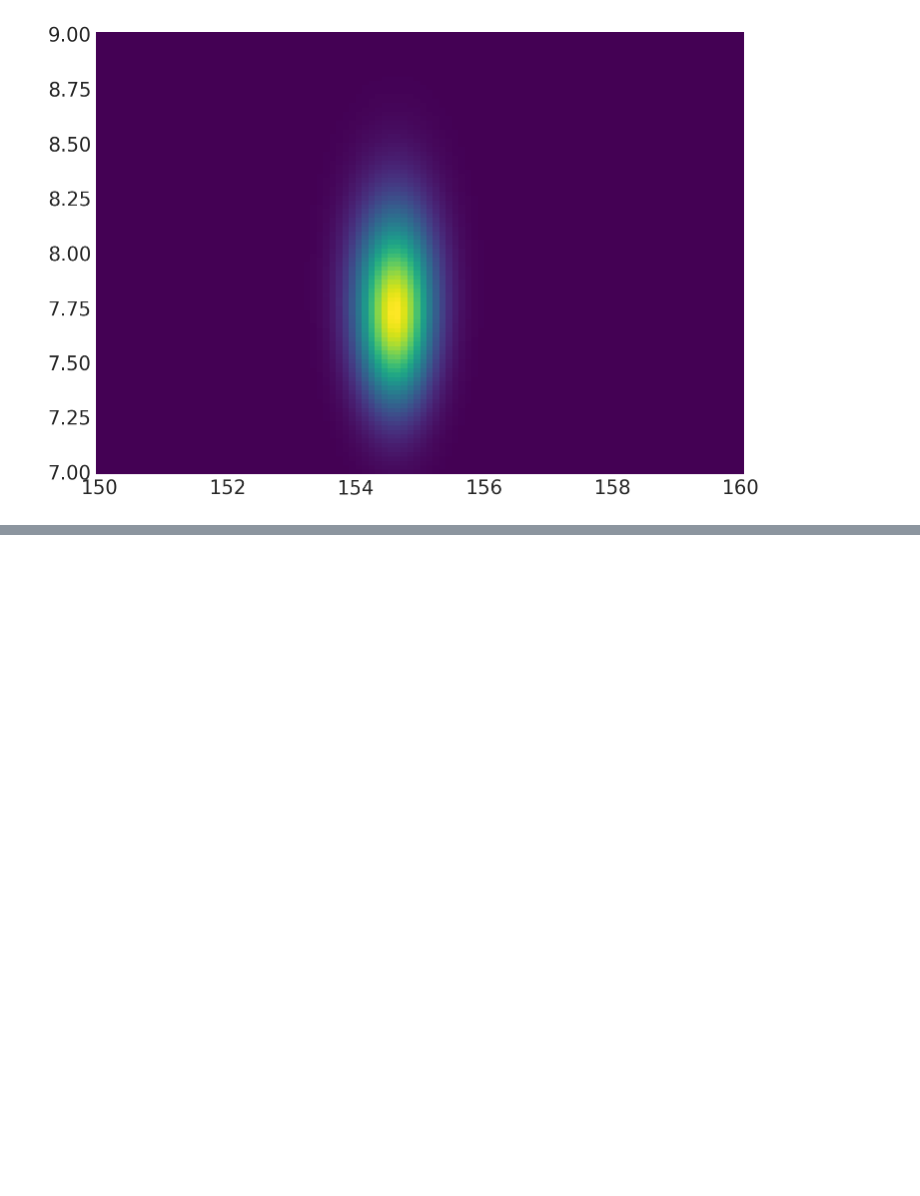
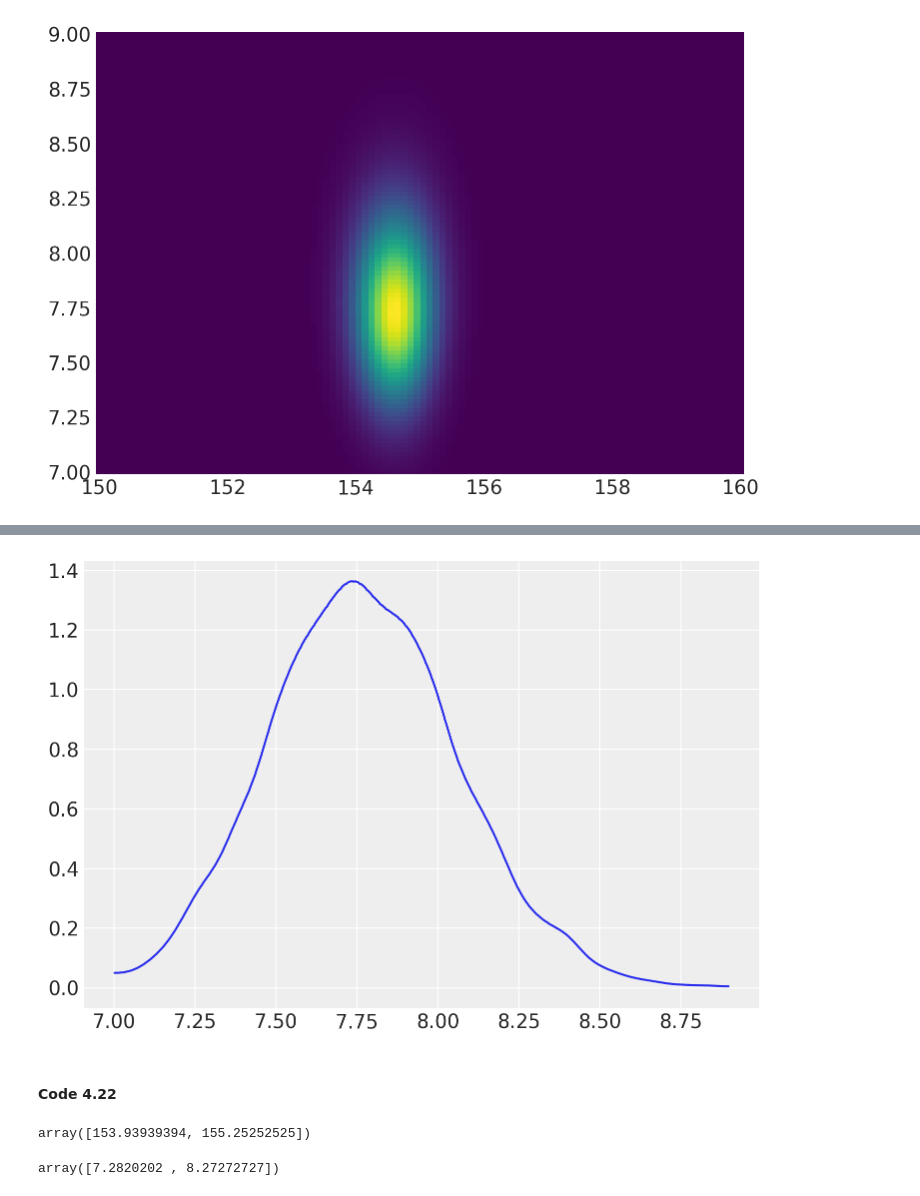
Before and after one commit to bambinos/educational-resources, a Jupyter notebook: Rethinking/Chp_04.ipynb, the cells around one changed output, grey strips where cells are left out. Drawn from its saved outputs; the diff is of its cells as text; code cells hidden in the pictures; blank space fills up the shorter version.

```diff
--- a/Rethinking/Chp_04.ipynb
+++ b/Rethinking/Chp_04.ipynb
@@ -202,0 +224,14 @@ plt.pcolormesh(xi, yi, zi, shading='auto');
+# %%
+az.plot_kde(sample_sigma, bw="silverman");
+# %% [output]
+[figure, added]
+# %% [markdown]
+#### Code 4.22
+# %%
+np.quantile(sample_mu, q=[0.04, 0.95])
+# %% [output]
+array([153.93939394, 155.25252525])
+# %%
+np.quantile(sample_sigma, q=[0.04, 0.95])
+# %% [output]
+array([7.2820202 , 8.27272727])
```
Also changed, not shown: parts of 43 cells of this notebook.
